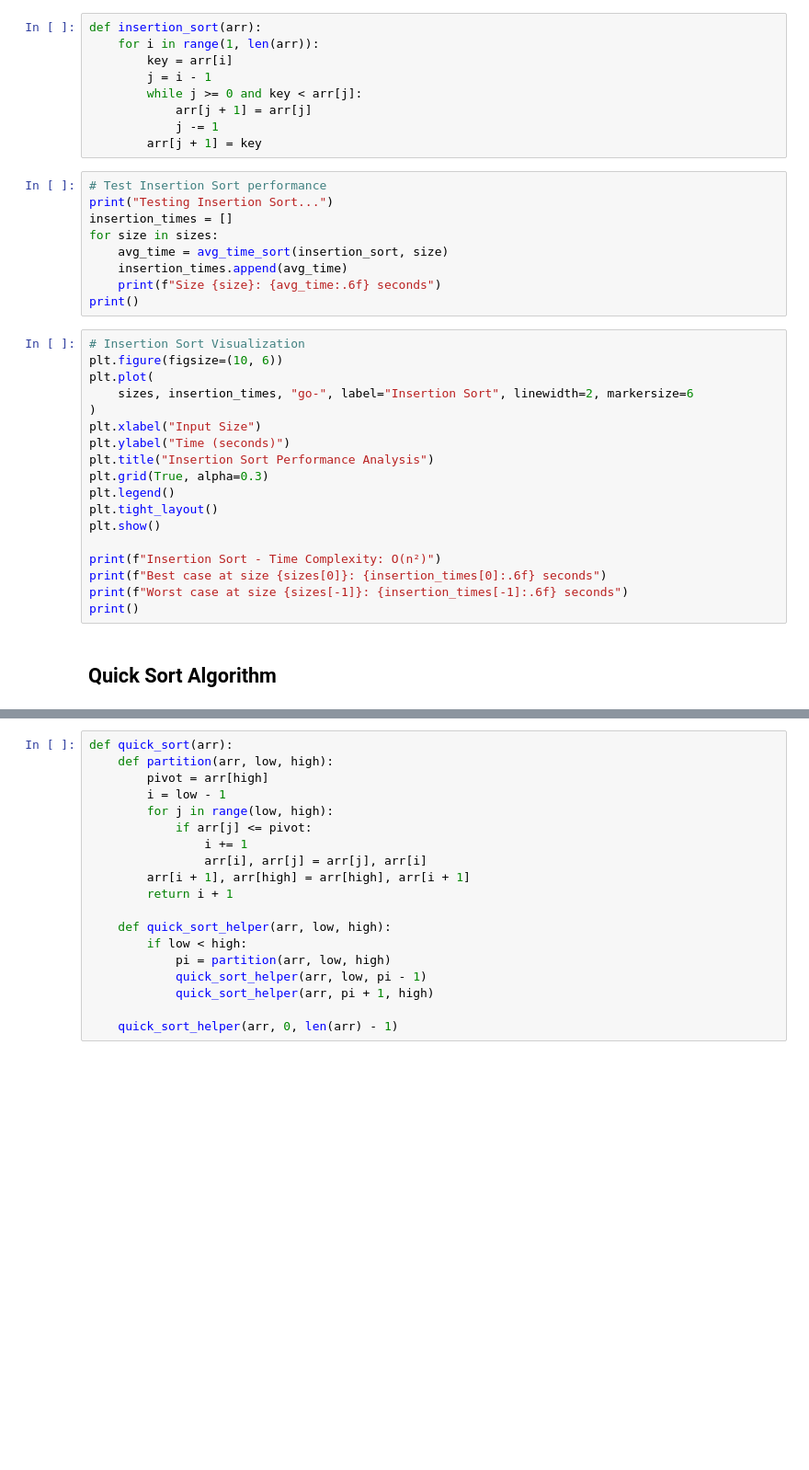
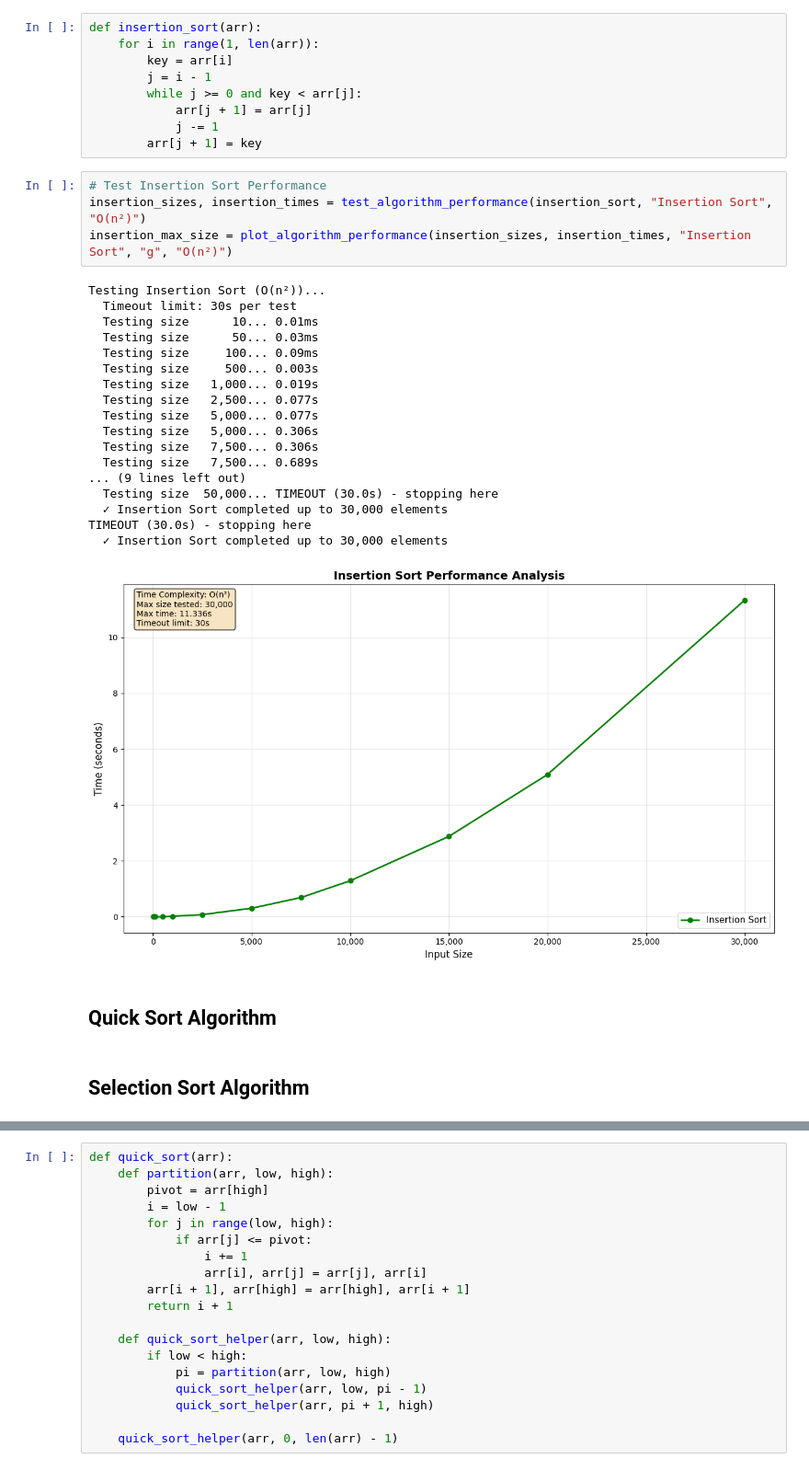
Before and after one commit to aryamaddel/DAA-college-work, a Jupyter notebook: sorting_algorithm_analysis.ipynb, the cells around one changed output, grey strips where cells are left out. Shown at 92% size. Cells and saved outputs as stored; diff of their text form; blank space fills up the shorter version.

```diff
--- a/sorting_algorithm_analysis.ipynb
+++ b/sorting_algorithm_analysis.ipynb
@@ -75,31 +152,29 @@ def insertion_sort(arr):
             j -= 1
         arr[j + 1] = key
 # %%
-# Test Insertion Sort performance
-print("Testing Insertion Sort...")
-insertion_times = []
-for size in sizes:
-    avg_time = avg_time_sort(insertion_sort, size)
-    insertion_times.append(avg_time)
-    print(f"Size {size}: {avg_time:.6f} seconds")
-print()
+# Test Insertion Sort Performance
+insertion_sizes, insertion_times = test_algorithm_performance(insertion_sort, "Insertion Sort", "O(n²)")
+insertion_max_size = plot_algorithm_performance(insertion_sizes, insertion_times, "Insertion Sort", "g", "O(n²)")
+# %% [output]
+Testing Insertion Sort (O(n²))...
+  Timeout limit: 30s per test
+  Testing size      10... 0.01ms
+  Testing size      50... 0.03ms
+  Testing size     100... 0.09ms
+  Testing size     500... 0.003s
+  Testing size   1,000... 0.019s
+  Testing size   2,500... 0.077s
+  Testing size   5,000... 0.077s
+  Testing size   5,000... 0.306s
+  Testing size   7,500... 0.306s
+  Testing size   7,500... 0.689s
+... (9 lines left out)
+  Testing size  50,000... TIMEOUT (30.0s) - stopping here
+  ✓ Insertion Sort completed up to 30,000 elements
+TIMEOUT (30.0s) - stopping here
+  ✓ Insertion Sort completed up to 30,000 elements
+[figure, added]
-# %%
-# Insertion Sort Visualization
-plt.figure(figsize=(10, 6))
-plt.plot(
-    sizes, insertion_times, "go-", label="Insertion Sort", linewidth=2, markersize=6
-)
-plt.xlabel("Input Size")
-plt.ylabel("Time (seconds)")
-plt.title("Insertion Sort Performance Analysis")
-plt.grid(True, alpha=0.3)
-plt.legend()
-plt.tight_layout()
-plt.show()
-
-print(f"Insertion Sort - Time Complexity: O(n²)")
-print(f"Best case at size {sizes[0]}: {insertion_times[0]:.6f} seconds")
-print(f"Worst case at size {sizes[-1]}: {insertion_times[-1]:.6f} seconds")
-print()
 # %% [markdown]
 ## Quick Sort Algorithm
+# %% [markdown]
+## Selection Sort Algorithm
```
Also changed, not shown: parts of 9 cells of this notebook.
